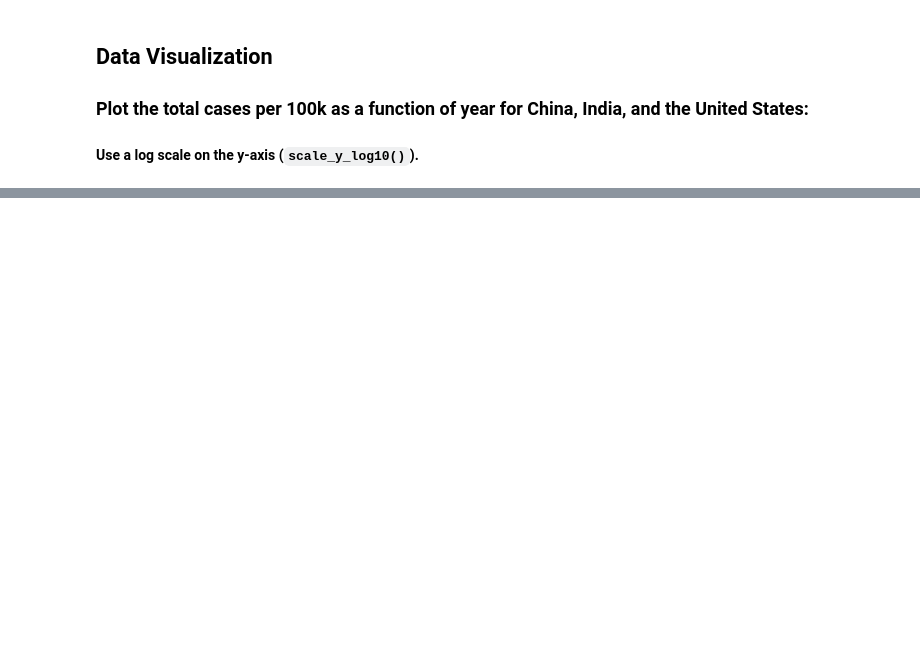
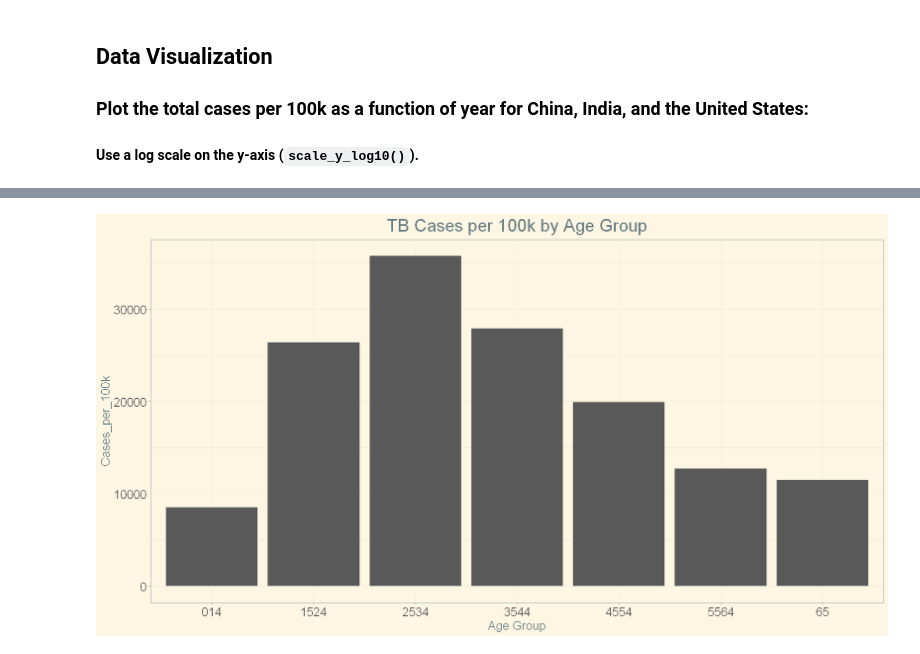
Before and after one commit to RomandRapido/DSC1107_Wrangling, a Jupyter notebook: FA2_Lansangan/FA2_Lansangan.ipynb, the cells around one changed output, grey strips where cells are left out. Saved outputs shown, nothing was run; the diff lists cells and outputs as text; code cells hidden in the pictures; blank space fills up the shorter version.

```diff
--- a/FA2_Lansangan/FA2_Lansangan.ipynb
+++ b/FA2_Lansangan/FA2_Lansangan.ipynb
@@ -430,0 +456,15 @@ Considering the population in all three countries, *China* and *India* have got
+# %%
+
+per100 %>%
+group_by(age_group) %>%
+summarise(cases_per_100k_ = sum(cases_per_100k)) %>%
+ggplot() +
+  geom_col(aes(x = age_group, y = cases_per_100k_)) +
+  ggtitle("TB Cases per 100k by Age Group") +
+  labs(x = "Age Group", y = "Cases_per_100k") +
+  theme_solarized() +
+  theme(plot.title = element_text(hjust = 0.5, size = 24),
+        axis.title = element_text(size = 16),
+        axis.text = element_text(size = 16))
+# %% [output]
+[figure, added]
```
Also changed, not shown: parts of 18 cells of this notebook.
